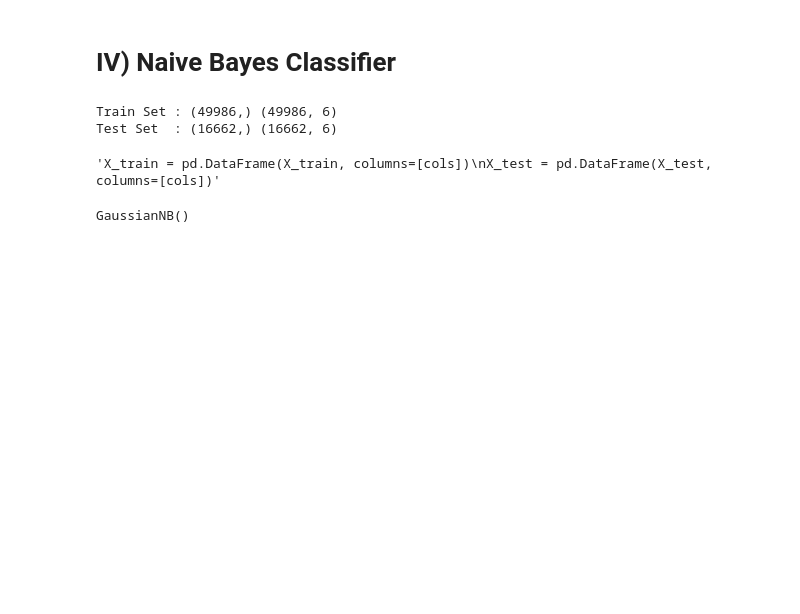
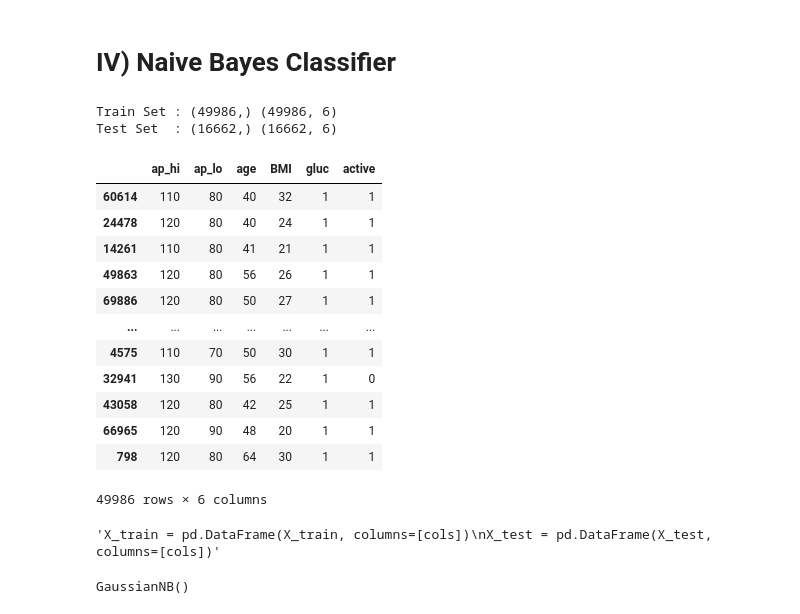
Before and after one commit to sidd0131/IE0005-Mini-Project, a Jupyter notebook: Mini Proj.ipynb, the cells around one changed output. Cells and saved outputs as stored; diff of their text form; code cells hidden in the pictures; blank space fills up the shorter version.

```diff
--- a/Mini Proj.ipynb
+++ b/Mini Proj.ipynb
@@ -1684,6 +1698,22 @@ print("Test Set  :", cardio_test.shape, X_test.shape)
 # %% [output]
 Train Set : (49986,) (49986, 6)
 Test Set  : (16662,) (16662, 6)
+# %%
+X_train
+# %% [output]
+|  | ap_hi | ap_lo | age | BMI | gluc | active |
+| 60614 | 110 | 80 | 40 | 32 | 1 | 1 |
+| 24478 | 120 | 80 | 40 | 24 | 1 | 1 |
+| 14261 | 110 | 80 | 41 | 21 | 1 | 1 |
+| 49863 | 120 | 80 | 56 | 26 | 1 | 1 |
+| 69886 | 120 | 80 | 50 | 27 | 1 | 1 |
+| ... | ... | ... | ... | ... | ... | ... |
+| 4575 | 110 | 70 | 50 | 30 | 1 | 1 |
+| 32941 | 130 | 90 | 56 | 22 | 1 | 0 |
+| 43058 | 120 | 80 | 42 | 25 | 1 | 1 |
+| 66965 | 120 | 90 | 48 | 20 | 1 | 1 |
+| 798 | 120 | 80 | 64 | 30 | 1 | 1 |
+49986 rows × 6 columns
 # %%
 cols = X_train.columns
 # %%
```
Also changed, not shown: parts of 71 cells of this notebook.
